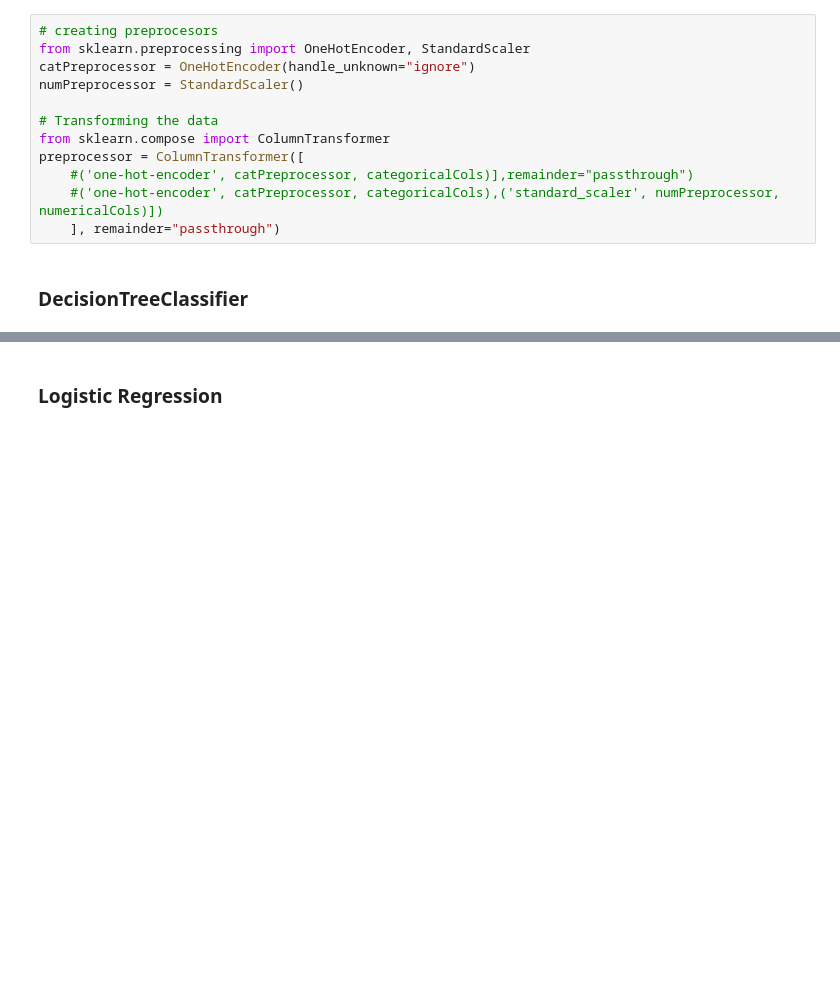
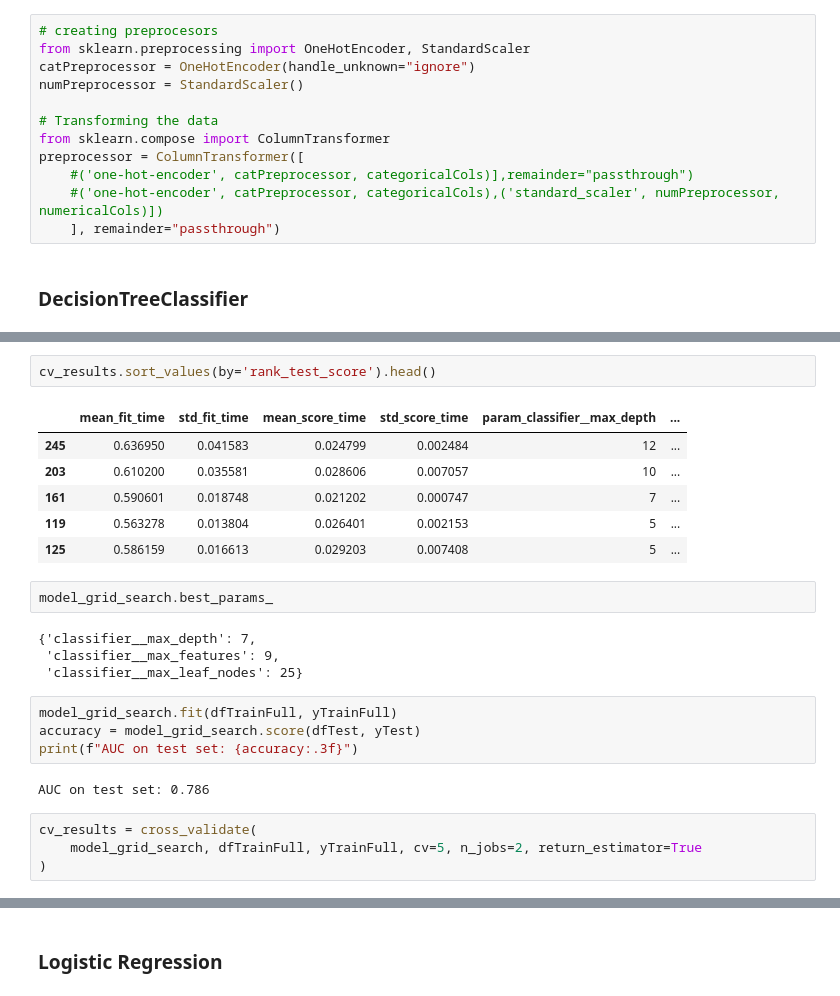
Before and after one commit to maclavijo/MLZoomcamp, a Jupyter notebook: MLZ_MidtermProject/Diabetes.ipynb, the cells around one changed output, grey strips where cells are left out. Saved outputs shown, nothing was run; the diff lists cells and outputs as text; blank space fills up the shorter version.

```diff
--- a/MLZ_MidtermProject/Diabetes.ipynb
+++ b/MLZ_MidtermProject/Diabetes.ipynb
@@ -245,0 +273,25 @@ m = GridSearchCV(model, param_grid=param_grid)
+# %%
+cv_results.sort_values(by='rank_test_score').head()
+# %% [output]
+|  | mean_fit_time | std_fit_time | mean_score_time | std_score_time | param_classifier__max_depth | ... |
+| 245 | 0.636950 | 0.041583 | 0.024799 | 0.002484 | 12 | ... |
+| 203 | 0.610200 | 0.035581 | 0.028606 | 0.007057 | 10 | ... |
+| 161 | 0.590601 | 0.018748 | 0.021202 | 0.000747 | 7 | ... |
+| 119 | 0.563278 | 0.013804 | 0.026401 | 0.002153 | 5 | ... |
+| 125 | 0.586159 | 0.016613 | 0.029203 | 0.007408 | 5 | ... |
+# %%
+model_grid_search.best_params_
+# %% [output]
+{'classifier__max_depth': 7,
+ 'classifier__max_features': 9,
+ 'classifier__max_leaf_nodes': 25}
+# %%
+model_grid_search.fit(dfTrainFull, yTrainFull)
+accuracy = model_grid_search.score(dfTest, yTest)
+print(f"AUC on test set: {accuracy:.3f}")
+# %% [output]
+AUC on test set: 0.786
+# %%
+cv_results = cross_validate(
+    model_grid_search, dfTrainFull, yTrainFull, cv=5, n_jobs=2, return_estimator=True
+)
```
Also changed, not shown: parts of 38 cells of this notebook.
